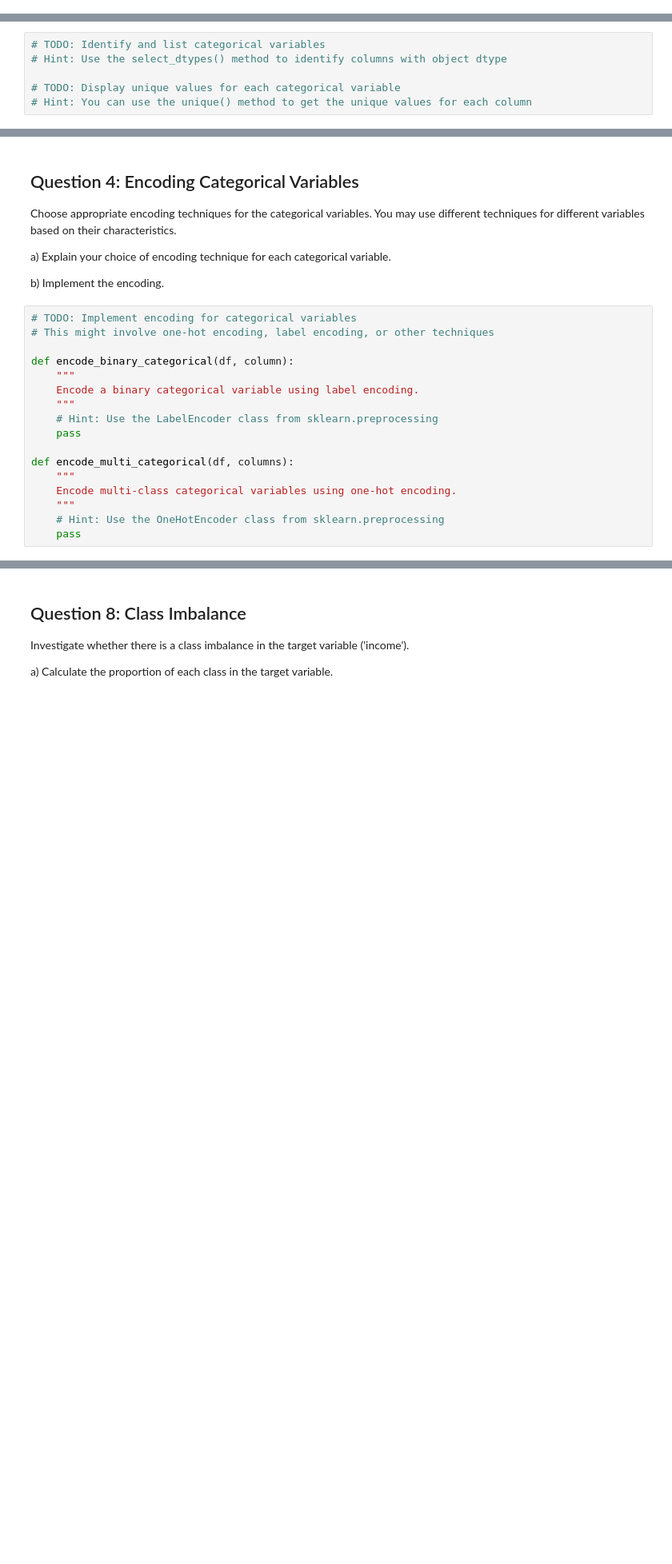
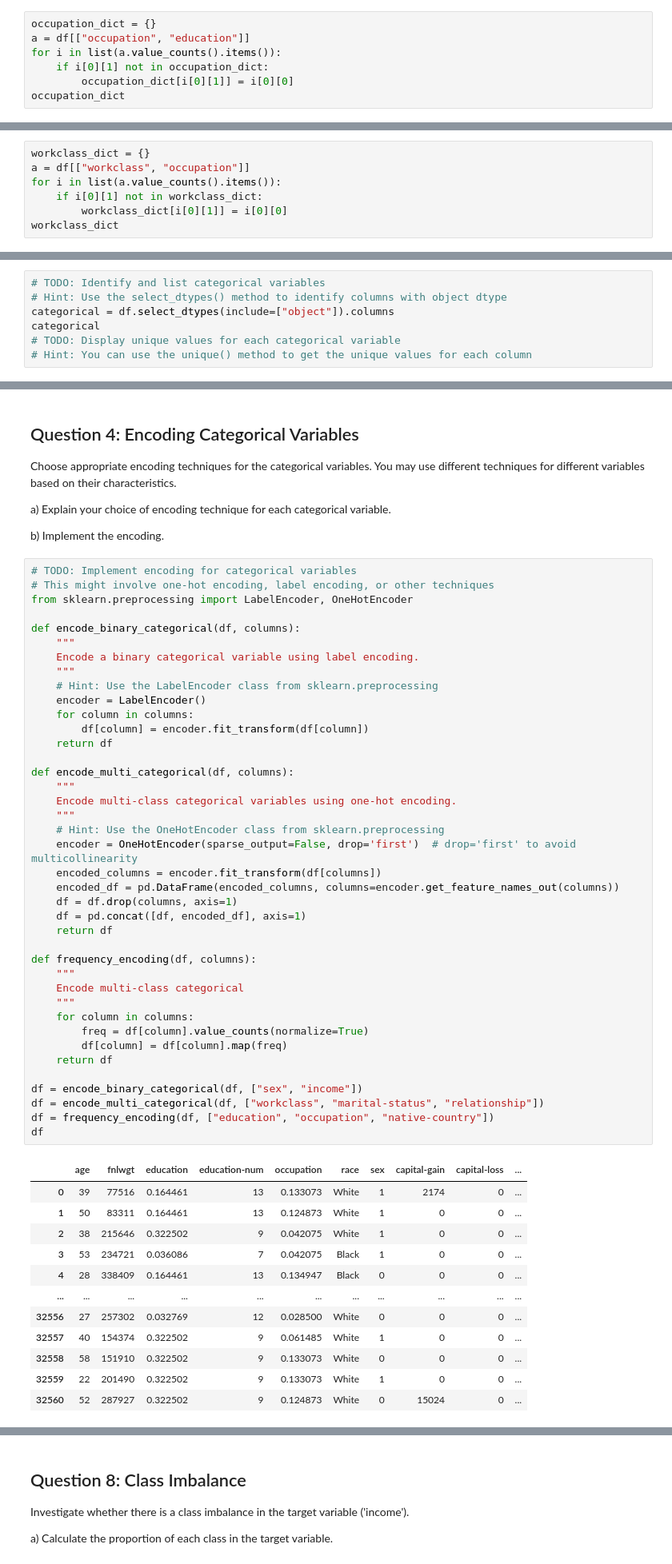
Before and after one commit to MBUYt0n/ada, a Jupyter notebook: ADA_Worksheet_B/Worksheet_B.ipynb, the cells around one changed output, grey strips where cells are left out. Shown at 80% size. Drawn from its saved outputs; the diff is of its cells as text; blank space fills up the shorter version.

```diff
--- a/ADA_Worksheet_B/Worksheet_B.ipynb
+++ b/ADA_Worksheet_B/Worksheet_B.ipynb
@@ -72,0 +167,7 @@ b) Implement your strategy.
+# %%
+occupation_dict = {}
+a = df[["occupation", "education"]]
+for i in list(a.value_counts().items()):
+    if i[0][1] not in occupation_dict:
+        occupation_dict[i[0][1]] = i[0][0]
+occupation_dict
@@ -72,0 +191,7 @@ b) Implement your strategy.
+# %%
+workclass_dict = {}
+a = df[["workclass", "occupation"]]
+for i in list(a.value_counts().items()):
+    if i[0][1] not in workclass_dict:
+        workclass_dict[i[0][1]] = i[0][0]
+workclass_dict
@@ -105,6 +292,7 @@ b) Are there any categorical variables that have an unusually high number of cat
 # %%
 # TODO: Identify and list categorical variables
 # Hint: Use the select_dtypes() method to identify columns with object dtype
-
+categorical = df.select_dtypes(include=["object"]).columns
+categorical
 # TODO: Display unique values for each categorical variable
 # Hint: You can use the unique() method to get the unique values for each column
@@ -119,17 +326,53 @@ b) Implement the encoding.
 # %%
 # TODO: Implement encoding for categorical variables
 # This might involve one-hot encoding, label encoding, or other techniques
+from sklearn.preprocessing import LabelEncoder, OneHotEncoder
 
-def encode_binary_categorical(df, column):
+def encode_binary_categorical(df, columns):
     """
     Encode a binary categorical variable using label encoding.
     """
     # Hint: Use the LabelEncoder class from sklearn.preprocessing
-    pass
+    encoder = LabelEncoder()
+    for column in columns:
+        df[column] = encoder.fit_transform(df[column])
+    return df
 
 def encode_multi_categorical(df, columns):
     """
     Encode multi-class categorical variables using one-hot encoding.
     """
     # Hint: Use the OneHotEncoder class from sklearn.preprocessing
-    pass
+    encoder = OneHotEncoder(sparse_output=False, drop='first')  # drop='first' to avoid multicollinearity
+    encoded_columns = encoder.fit_transform(df[columns])
+    encoded_df = pd.DataFrame(encoded_columns, columns=encoder.get_feature_names_out(columns))
+    df = df.drop(columns, axis=1)
+    df = pd.concat([df, encoded_df], axis=1)
+    return df
+
+def frequency_encoding(df, columns):
+    """
+    Encode multi-class categorical
+    """
+    for column in columns:
+        freq = df[column].value_counts(normalize=True)
+        df[column] = df[column].map(freq)
+    return df
+
+df = encode_binary_categorical(df, ["sex", "income"])
+df = encode_multi_categorical(df, ["workclass", "marital-status", "relationship"])
+df = frequency_encoding(df, ["education", "occupation", "native-country"])
+df
+# %% [output]
+|  | age | fnlwgt | education | education-num | occupation | race | sex | capital-gain | capital-loss | ... |
+| 0 | 39 | 77516 | 0.164461 | 13 | 0.133073 | White | 1 | 2174 | 0 | ... |
+| 1 | 50 | 83311 | 0.164461 | 13 | 0.124873 | White | 1 | 0 | 0 | ... |
+| 2 | 38 | 215646 | 0.322502 | 9 | 0.042075 | White | 1 | 0 | 0 | ... |
+| 3 | 53 | 234721 | 0.036086 | 7 | 0.042075 | Black | 1 | 0 | 0 | ... |
+| 4 | 28 | 338409 | 0.164461 | 13 | 0.134947 | Black | 0 | 0 | 0 | ... |
+| ... | ... | ... | ... | ... | ... | ... | ... | ... | ... | ... |
+| 32556 | 27 | 257302 | 0.032769 | 12 | 0.028500 | White | 0 | 0 | 0 | ... |
+| 32557 | 40 | 154374 | 0.322502 | 9 | 0.061485 | White | 1 | 0 | 0 | ... |
+| 32558 | 58 | 151910 | 0.322502 | 9 | 0.133073 | White | 0 | 0 | 0 | ... |
+| 32559 | 22 | 201490 | 0.322502 | 9 | 0.133073 | White | 1 | 0 | 0 | ... |
+| 32560 | 52 | 287927 | 0.322502 | 9 | 0.124873 | White | 0 | 15024 | 0 | ... |
```
Also changed, not shown: parts of 13 cells of this notebook, 1 other file.
